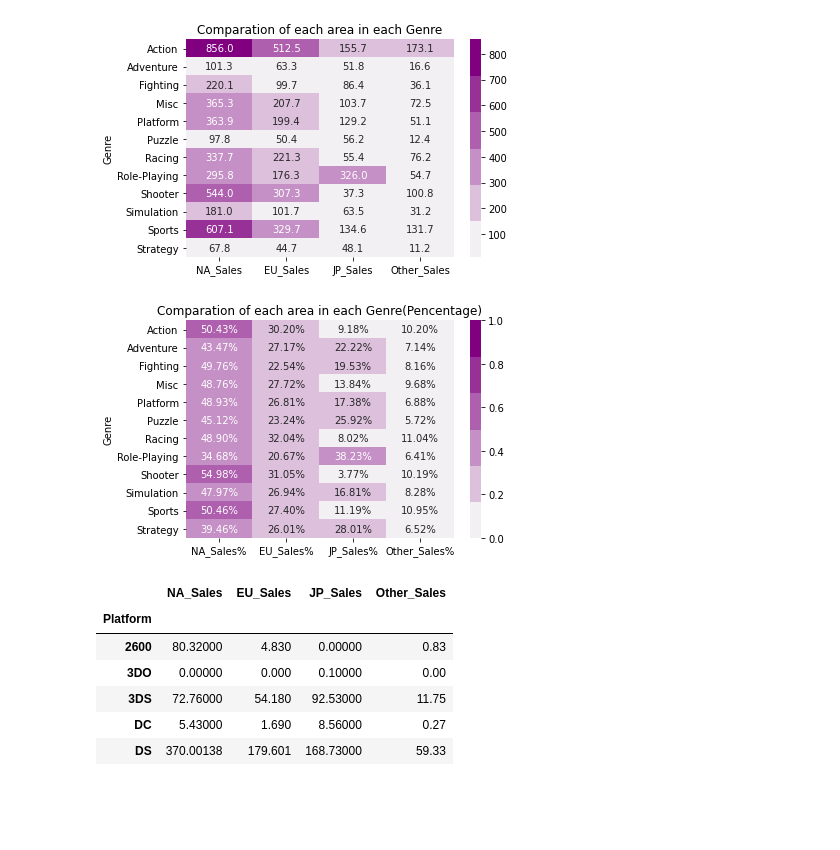
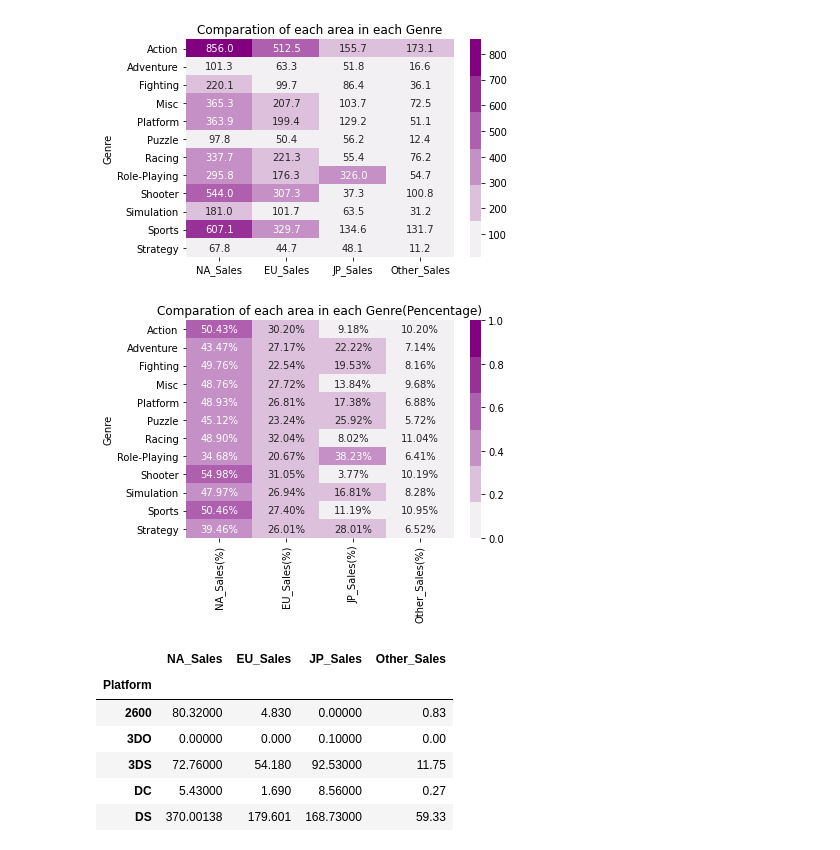
Before and after one commit to threegenie/vgames_project, a Jupyter notebook: game_data.ipynb, the cells around one changed output. Saved outputs shown, nothing was run; the diff lists cells and outputs as text; code cells hidden in the pictures; blank space fills up the shorter version.

```diff
--- a/game_data.ipynb
+++ b/game_data.ipynb
@@ -249,24 +249,24 @@ Text(0.5, 1.0, 'Preference of game genres by year')
 # %%
 #지역별 장르 선호도 - 총 매출
 df['Global_Sales']= year_genre1.sum(axis=1)
-GenreGroup = df.groupby(['Genre']).sum().loc[:, 'NA_Sales':'Global_Sales']
-GenreGroup['NA_Sales%'] = GenreGroup['NA_Sales']/GenreGroup['Global_Sales']
-GenreGroup['EU_Sales%'] = GenreGroup['EU_Sales']/GenreGroup['Global_Sales']
-GenreGroup['JP_Sales%'] = GenreGroup['JP_Sales']/GenreGroup['Global_Sales']
-GenreGroup['Other_Sales%'] = GenreGroup['Other_Sales']/GenreGroup['Global_Sales']
+gr_group = df.groupby(['Genre']).sum().loc[:, 'NA_Sales':'Global_Sales']
+gr_group['NA_Sales(%)'] =gr_group['NA_Sales']/gr_group['Global_Sales']
+gr_group['EU_Sales(%)'] = gr_group['EU_Sales']/gr_group['Global_Sales']
+gr_group['JP_Sales(%)'] = gr_group['JP_Sales']/gr_group['Global_Sales']
+gr_group['Other_Sales(%)'] = gr_group['Other_Sales']/gr_group['Global_Sales']
 
-sns.heatmap(GenreGroup.loc[:, 'NA_Sales':'Other_Sales'], annot=True, fmt = '.1f',cmap=cmap)
+sns.heatmap(gr_group.loc[:, 'NA_Sales':'Other_Sales'], annot=True, fmt = '.1f',cmap=cmap)
 plt.title("Comparation of each area in each Genre")
 # %% [output]
 Text(0.5, 1.0, 'Comparation of each area in each Genre')
 [figure]
 # %%
 #지역별 장르 선호도 - 비율
-sns.heatmap(GenreGroup.loc[:,'NA_Sales%':'Other_Sales%'], vmax =1, vmin=0, annot=True, fmt = '.2%', cmap=cmap)
+sns.heatmap(gr_group.loc[:,'NA_Sales(%)':'Other_Sales(%)'], vmax =1, vmin=0, annot=True, fmt = '.2%', cmap=cmap)
 plt.title("Comparation of each area in each Genre(Pencentage)")
 plt.show()
 # %% [output]
-[figure, old version]
+[figure, new version]
 # %%
 #지역별 게임 플랫폼 선호도
 
```
